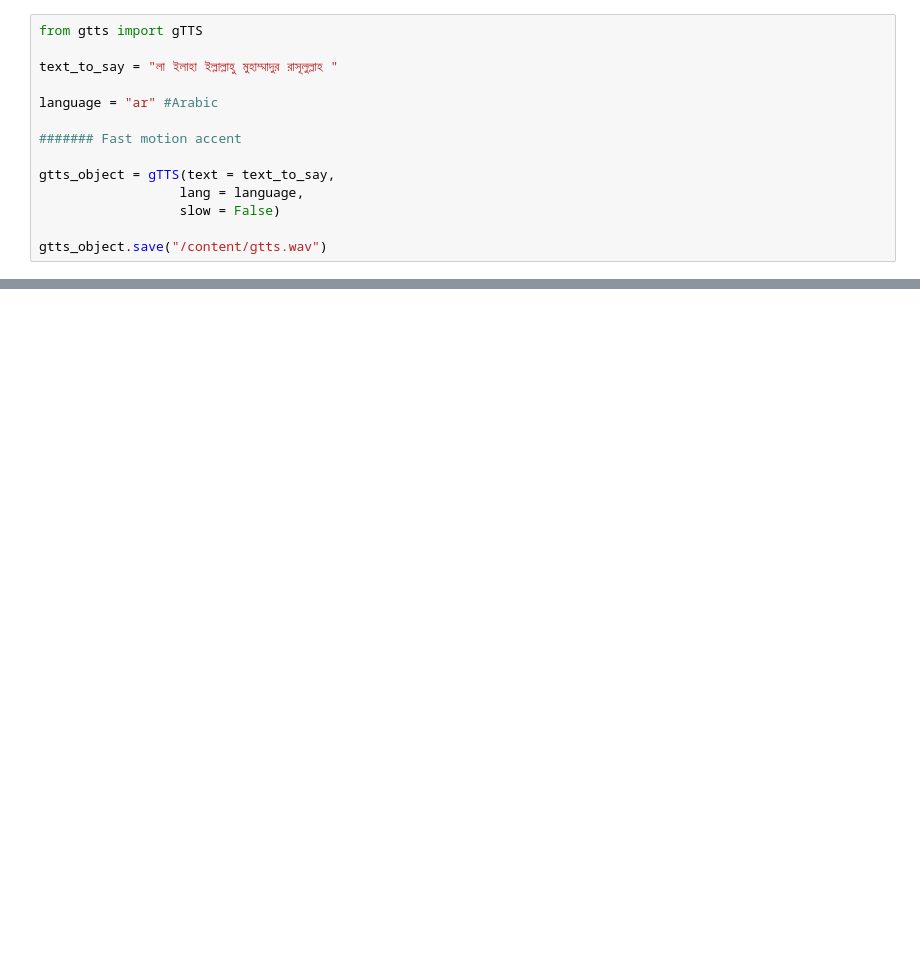
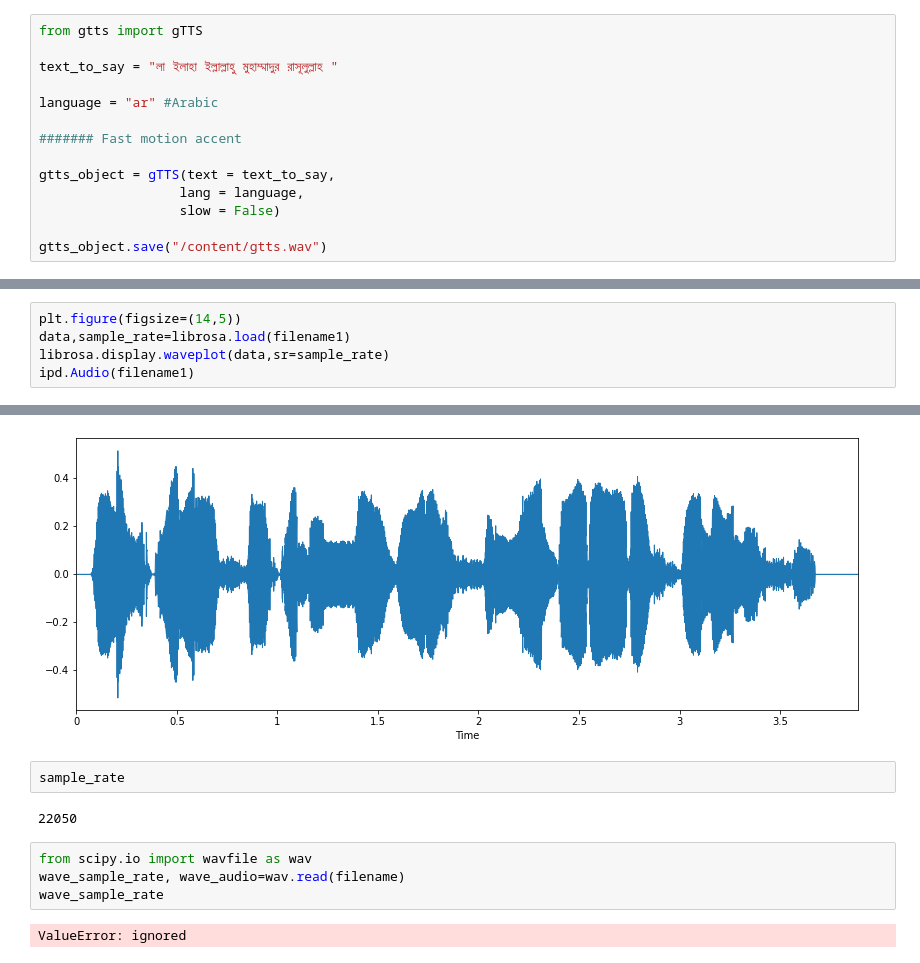
Before and after one commit to NishatVasker/Machine_learning_projects, a Jupyter notebook: World_country_people_voice_ACCENT(PROJECT).ipynb, the cells around one changed output, grey strips where cells are left out. Drawn from its saved outputs; the diff is of its cells as text; blank space fills up the shorter version.

```diff
--- a/World_country_people_voice_ACCENT(PROJECT).ipynb
+++ b/World_country_people_voice_ACCENT(PROJECT).ipynb
@@ -66,0 +113,6 @@ Audio("/content/french.wav")
+# %%
+plt.figure(figsize=(14,5))
+data,sample_rate=librosa.load(filename1)
+librosa.display.waveplot(data,sr=sample_rate)
+ipd.Audio(filename1)
+# %% [output]
@@ -66,0 +120,11 @@ Audio("/content/french.wav")
+[figure, added]
+# %%
+sample_rate
+# %% [output]
+22050
+# %%
+from scipy.io import wavfile as wav
+wave_sample_rate, wave_audio=wav.read(filename)
+wave_sample_rate
+# %% [output]
+ValueError: ignored
```
Also changed, not shown: parts of 9 cells of this notebook.
